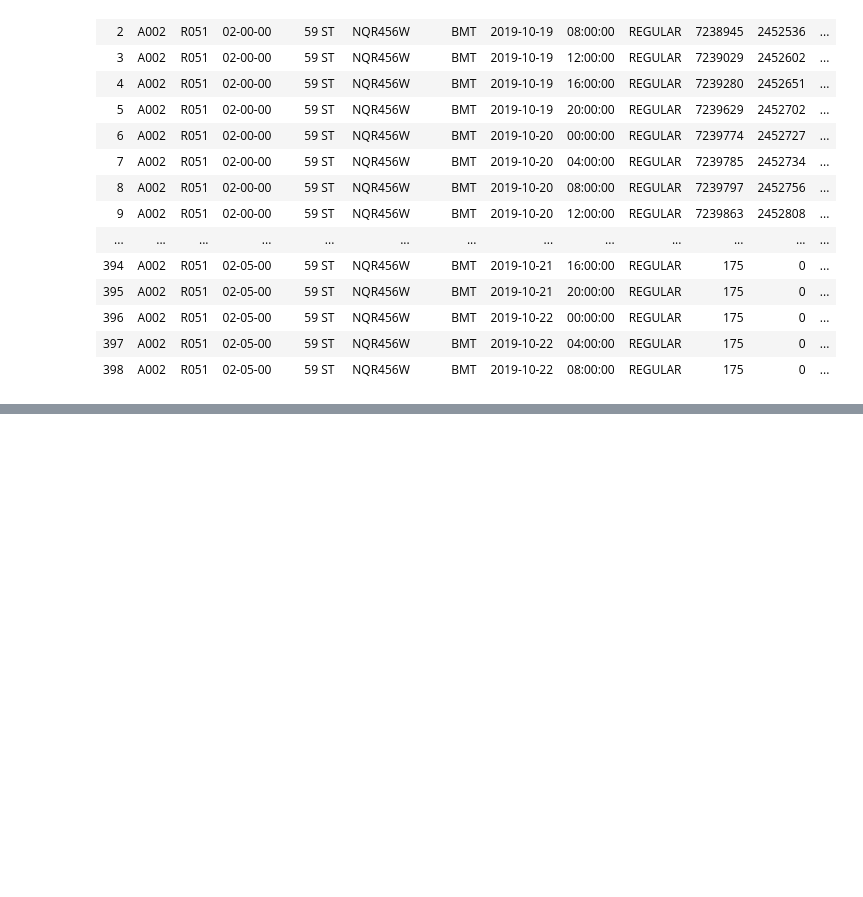
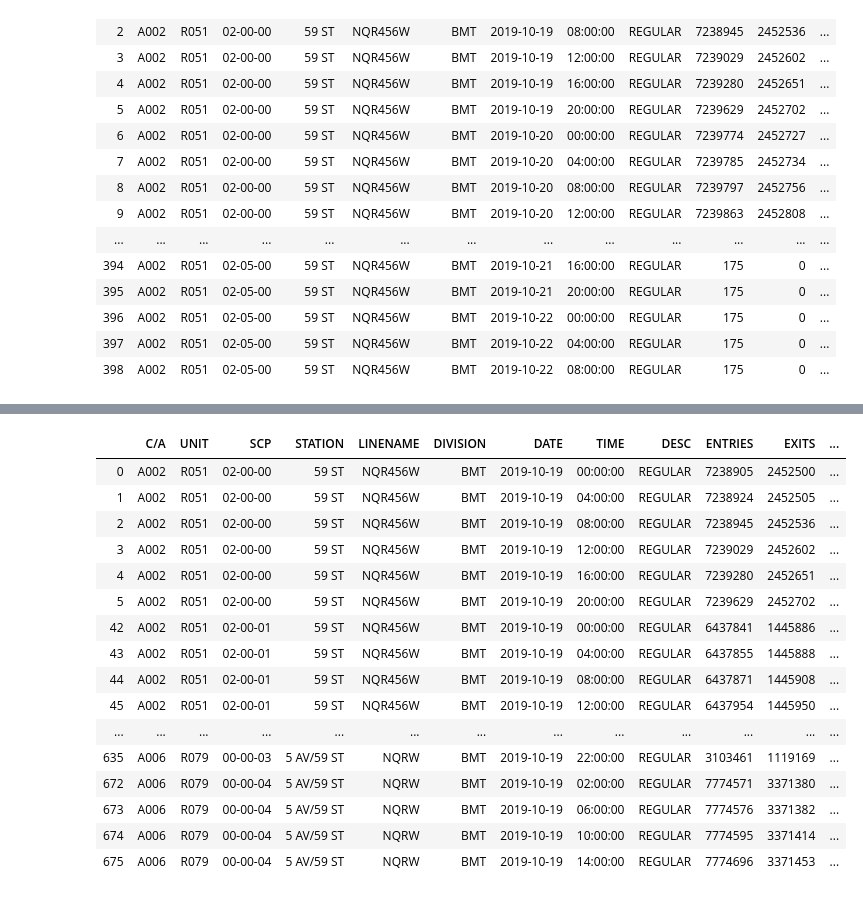
Before and after one commit to ry-werth/metis-project-1-mta-study, a Jupyter notebook: Ryan_Playground/Playground.ipynb, the cells around one changed output, grey strips where cells are left out. Drawn from its saved outputs; the diff is of its cells as text; code cells hidden in the pictures; blank space fills up the shorter version.

```diff
--- a/Ryan_Playground/Playground.ipynb
+++ b/Ryan_Playground/Playground.ipynb
@@ -167,0 +170,20 @@ Name: ENTRIES_DIFF, dtype: float64
+# %%
+df[df.DATE == df.DATE[0] & df.STATION==][:100]
+# %% [output]
+|  | C/A | UNIT | SCP | STATION | LINENAME | DIVISION | DATE | TIME | DESC | ENTRIES | EXITS | ... |
+| 0 | A002 | R051 | 02-00-00 | 59 ST | NQR456W | BMT | 2019-10-19 | 00:00:00 | REGULAR | 7238905 | 2452500 | ... |
+| 1 | A002 | R051 | 02-00-00 | 59 ST | NQR456W | BMT | 2019-10-19 | 04:00:00 | REGULAR | 7238924 | 2452505 | ... |
+| 2 | A002 | R051 | 02-00-00 | 59 ST | NQR456W | BMT | 2019-10-19 | 08:00:00 | REGULAR | 7238945 | 2452536 | ... |
+| 3 | A002 | R051 | 02-00-00 | 59 ST | NQR456W | BMT | 2019-10-19 | 12:00:00 | REGULAR | 7239029 | 2452602 | ... |
+| 4 | A002 | R051 | 02-00-00 | 59 ST | NQR456W | BMT | 2019-10-19 | 16:00:00 | REGULAR | 7239280 | 2452651 | ... |
+| 5 | A002 | R051 | 02-00-00 | 59 ST | NQR456W | BMT | 2019-10-19 | 20:00:00 | REGULAR | 7239629 | 2452702 | ... |
+| 42 | A002 | R051 | 02-00-01 | 59 ST | NQR456W | BMT | 2019-10-19 | 00:00:00 | REGULAR | 6437841 | 1445886 | ... |
+| 43 | A002 | R051 | 02-00-01 | 59 ST | NQR456W | BMT | 2019-10-19 | 04:00:00 | REGULAR | 6437855 | 1445888 | ... |
+| 44 | A002 | R051 | 02-00-01 | 59 ST | NQR456W | BMT | 2019-10-19 | 08:00:00 | REGULAR | 6437871 | 1445908 | ... |
+| 45 | A002 | R051 | 02-00-01 | 59 ST | NQR456W | BMT | 2019-10-19 | 12:00:00 | REGULAR | 6437954 | 1445950 | ... |
+| ... | ... | ... | ... | ... | ... | ... | ... | ... | ... | ... | ... | ... |
+| 635 | A006 | R079 | 00-00-03 | 5 AV/59 ST | NQRW | BMT | 2019-10-19 | 22:00:00 | REGULAR | 3103461 | 1119169 | ... |
+| 672 | A006 | R079 | 00-00-04 | 5 AV/59 ST | NQRW | BMT | 2019-10-19 | 02:00:00 | REGULAR | 7774571 | 3371380 | ... |
+| 673 | A006 | R079 | 00-00-04 | 5 AV/59 ST | NQRW | BMT | 2019-10-19 | 06:00:00 | REGULAR | 7774576 | 3371382 | ... |
+| 674 | A006 | R079 | 00-00-04 | 5 AV/59 ST | NQRW | BMT | 2019-10-19 | 10:00:00 | REGULAR | 7774595 | 3371414 | ... |
+| 675 | A006 | R079 | 00-00-04 | 5 AV/59 ST | NQRW | BMT | 2019-10-19 | 14:00:00 | REGULAR | 7774696 | 3371453 | ... |
```
Also changed, not shown: parts of 2 cells of this notebook.
